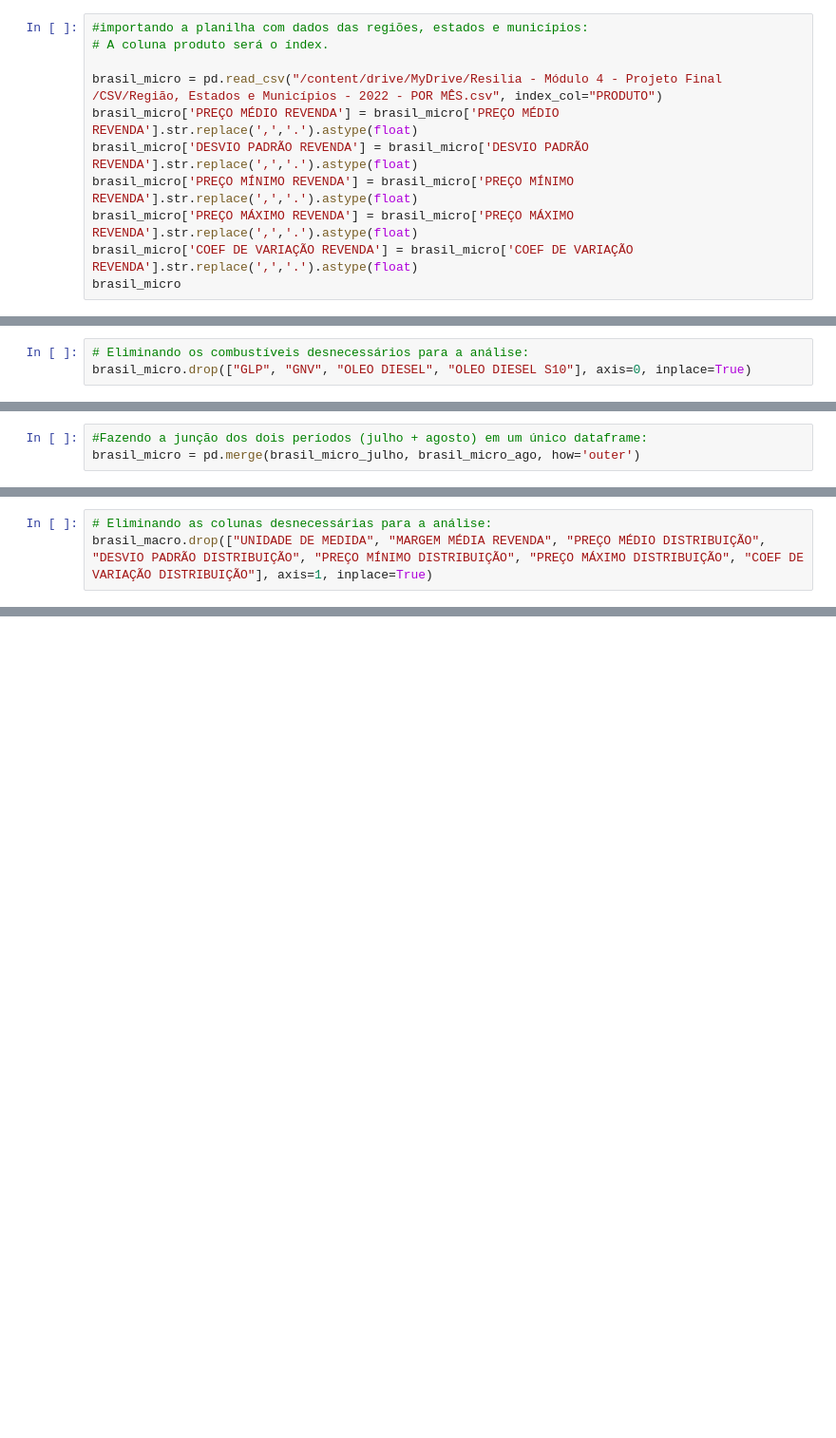
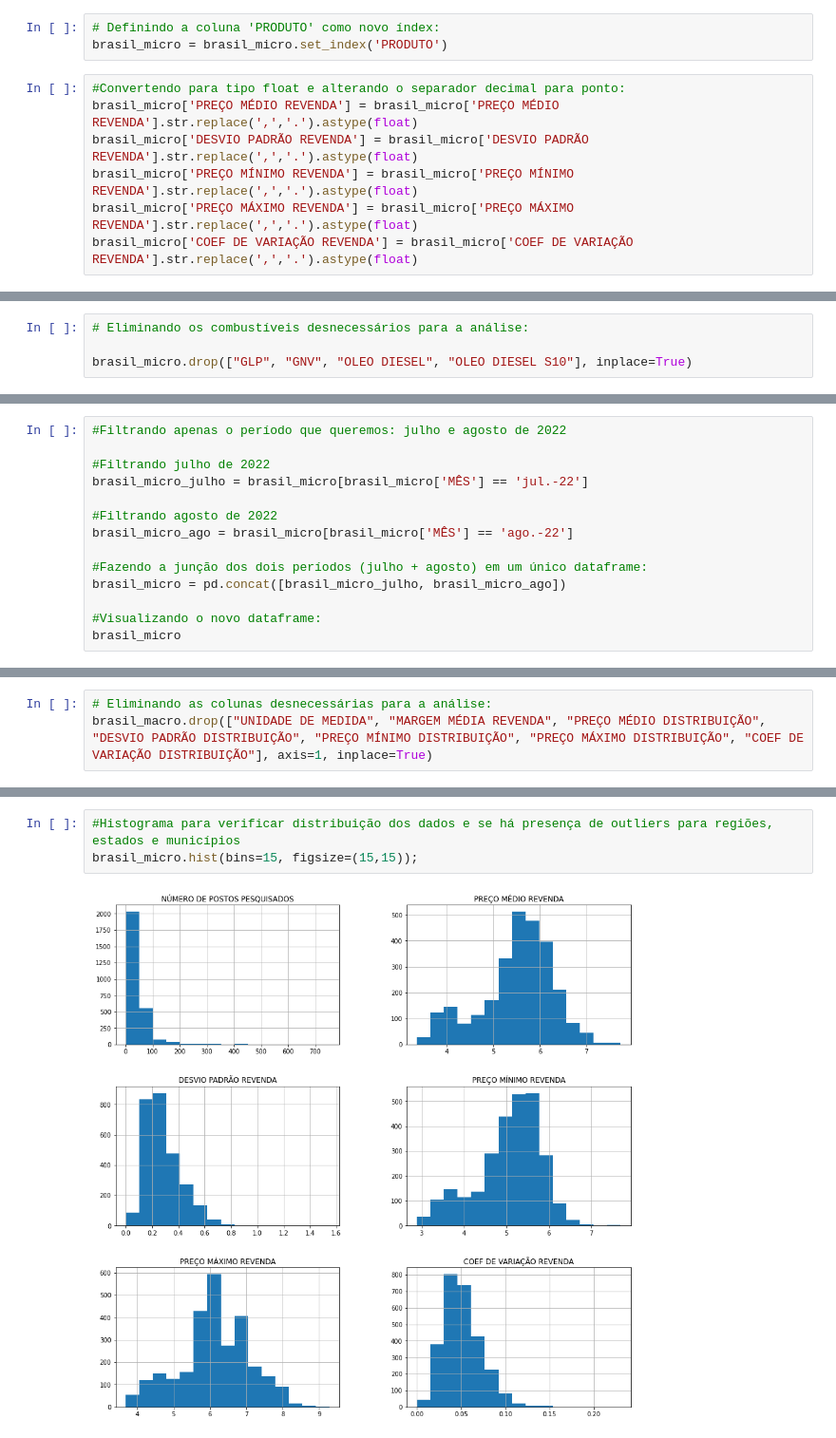
Before and after one commit to joaovictojuliao/Squad-2-M4, a Jupyter notebook: Resilia_M4_Projeto_Final_dados_ANP.ipynb, the cells around one changed output, grey strips where cells are left out. Shown: that part at 95% size. Drawn from its saved outputs; the diff is of its cells as text; blank space fills up the shorter version.

Commit message:
Resolução do bug na coluna produto, início da análise descritiva e solução das perguntas  7 e 8

```diff
--- a/Resilia_M4_Projeto_Final_dados_ANP.ipynb
+++ b/Resilia_M4_Projeto_Final_dados_ANP.ipynb
@@ -13,11 +17,10 @@ import pandas as pd
+# %%
+# Definindo a coluna 'PRODUTO' como novo índex:
+brasil_micro = brasil_micro.set_index('PRODUTO')
 # %%
-#importando a planilha com dados das regiões, estados e municípios:
-# A coluna produto será o índex.
-
-brasil_micro = pd.read_csv("/content/drive/MyDrive/Resilia - Módulo 4 - Projeto Final /CSV/Região, Estados e Municípios - 2022 - POR MÊS.csv", index_col="PRODUTO")
+#Convertendo para tipo float e alterando o separador decimal para ponto:
 brasil_micro['PREÇO MÉDIO REVENDA'] = brasil_micro['PREÇO MÉDIO REVENDA'].str.replace(',','.').astype(float)
 brasil_micro['DESVIO PADRÃO REVENDA'] = brasil_micro['DESVIO PADRÃO REVENDA'].str.replace(',','.').astype(float)
 brasil_micro['PREÇO MÍNIMO REVENDA'] = brasil_micro['PREÇO MÍNIMO REVENDA'].str.replace(',','.').astype(float)
 brasil_micro['PREÇO MÁXIMO REVENDA'] = brasil_micro['PREÇO MÁXIMO REVENDA'].str.replace(',','.').astype(float)
 brasil_micro['COEF DE VARIAÇÃO REVENDA'] = brasil_micro['COEF DE VARIAÇÃO REVENDA'].str.replace(',','.').astype(float)
-brasil_micro
@@ -76,6 +80,7 @@ brasil_micro['ESTADO'].nunique()
 # %%
 # Eliminando os combustíveis desnecessários para a análise:
-brasil_micro.drop(["GLP", "GNV", "OLEO DIESEL", "OLEO DIESEL S10"], axis=0, inplace=True)
+
+brasil_micro.drop(["GLP", "GNV", "OLEO DIESEL", "OLEO DIESEL S10"], inplace=True)
 # %%
 #Eliminando as colunas desnecessárias para a análise:
 brasil_micro.drop(["UNIDADE DE MEDIDA", "MARGEM MÉDIA REVENDA", "PREÇO MÉDIO DISTRIBUIÇÃO", "DESVIO PADRÃO DISTRIBUIÇÃO", "PREÇO MÍNIMO DISTRIBUIÇÃO", "PREÇO MÁXIMO DISTRIBUIÇÃO", "COEF DE VARIAÇÃO DISTRIBUIÇÃO"], axis=1, inplace=True)
@@ -90,3 +87,14 @@ brasil_micro_ago = brasil_micro[brasil_micro['MÊS'] == 'ago.-22']
 # %%
+#Filtrando apenas o período que queremos: julho e agosto de 2022
+
+#Filtrando julho de 2022
+brasil_micro_julho = brasil_micro[brasil_micro['MÊS'] == 'jul.-22']
+
+#Filtrando agosto de 2022
+brasil_micro_ago = brasil_micro[brasil_micro['MÊS'] == 'ago.-22']
+
 #Fazendo a junção dos dois períodos (julho + agosto) em um único dataframe:
-brasil_micro = pd.merge(brasil_micro_julho, brasil_micro_ago, how='outer')
+brasil_micro = pd.concat([brasil_micro_julho, brasil_micro_ago])
+
+#Visualizando o novo dataframe:
+brasil_micro
@@ -149,0 +215,5 @@ brasil_macro.head(6)
+# %%
+#Histograma para verificar distribuição dos dados e se há presença de outliers para regiões, estados e municípios
+brasil_micro.hist(bins=15, figsize=(15,15));
+# %% [output]
+[figure, added]
```
Also changed, not shown: parts of 38 cells of this notebook.
